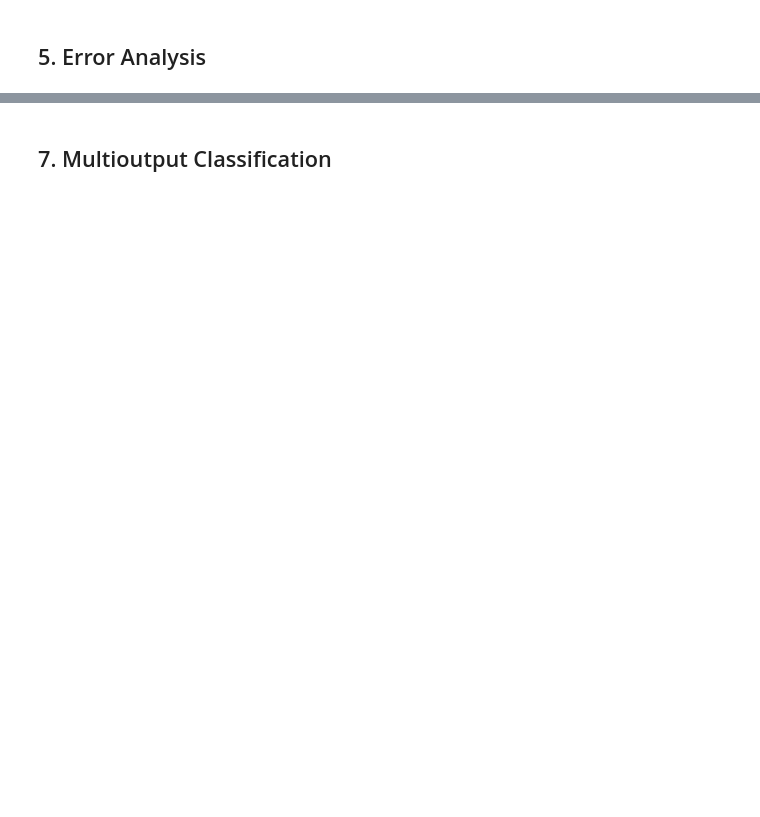
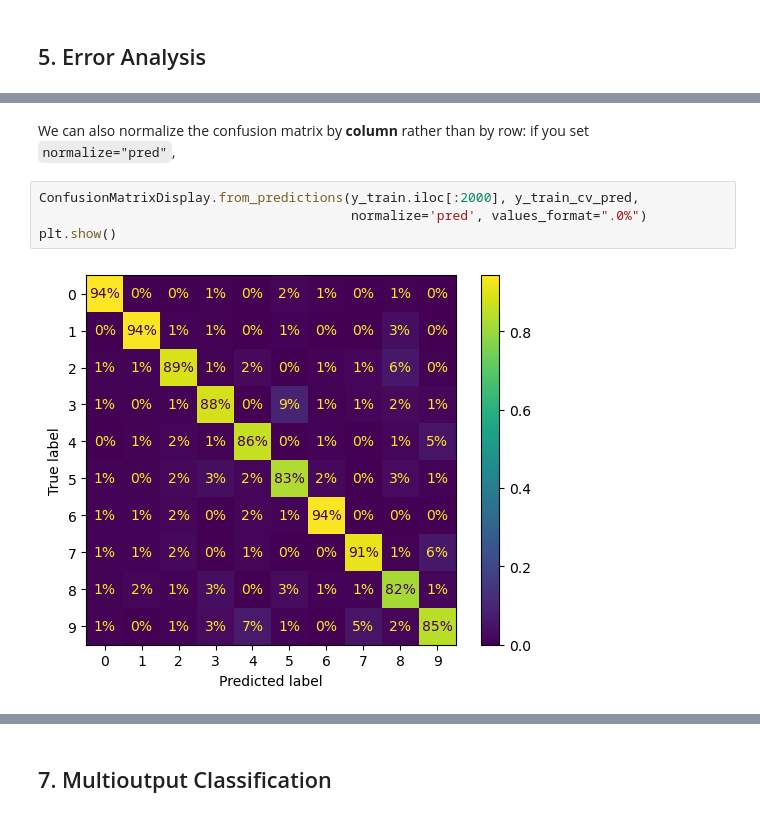
Before and after one commit to JinDai666/Hands-On-ML-Notes, a Jupyter notebook: ch03-classification/ch03_classification.ipynb, the cells around one changed output, grey strips where cells are left out. Drawn from its saved outputs; the diff is of its cells as text; blank space fills up the shorter version.

```diff
--- a/ch03-classification/ch03_classification.ipynb
+++ b/ch03-classification/ch03_classification.ipynb
@@ -261,0 +329,8 @@ For the code above, how to make pipeline?
+# %% [markdown]
+We can also normalize the confusion matrix by **column** rather than by row: if you set     `normalize="pred"`,
+# %%
+ConfusionMatrixDisplay.from_predictions(y_train.iloc[:2000], y_train_cv_pred,
+                                        normalize='pred', values_format=".0%")
+plt.show()
+# %% [output]
+[figure, added]
```
Also changed, not shown: parts of 24 cells of this notebook.
